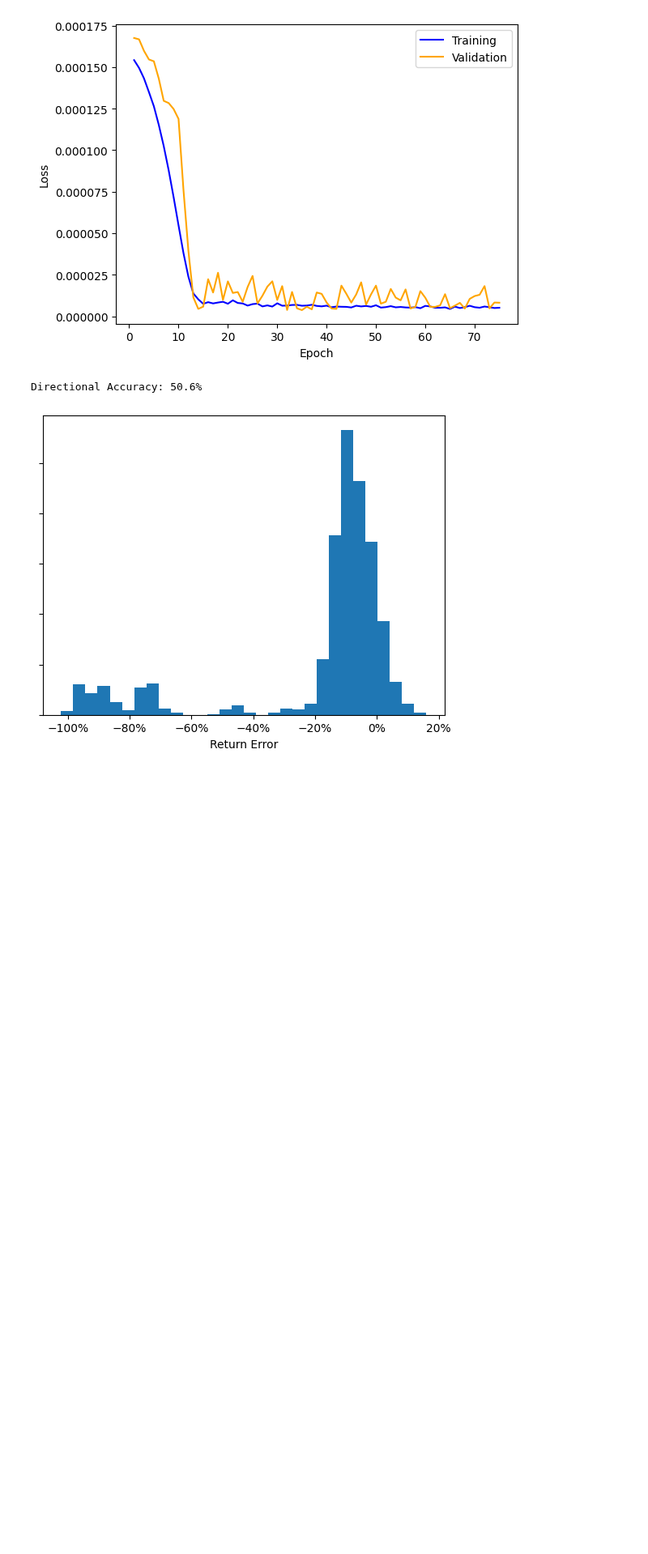
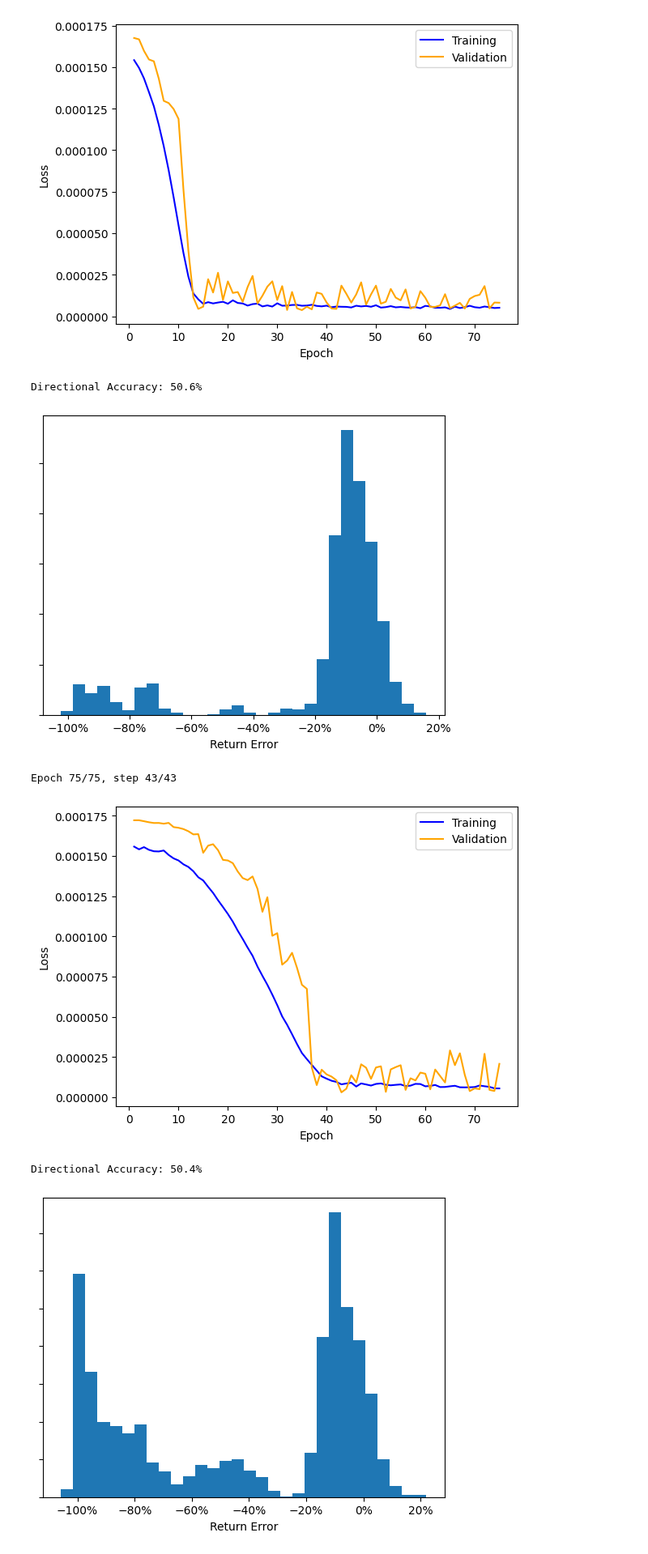
Before and after one commit to adamcataldo/letsbuildmodels, a Jupyter notebook: notebooks/stock_forecasting/market_forecasts.ipynb, the cells around one changed output. Shown at 81% size. Drawn from its saved outputs; the diff is of its cells as text; code cells hidden in the pictures; blank space fills up the shorter version.

```diff
--- a/notebooks/stock_forecasting/market_forecasts.ipynb
+++ b/notebooks/stock_forecasting/market_forecasts.ipynb
@@ -31,7 +31,7 @@ warnings.simplefilter('error')
 device = get_device()
 
 def validate_model(model, preprocessor, epochs=50, optimizer=None,
-                   loss_fn=MSELoss()):
+                   loss_fn=MSELoss(), device=device):
     if optimizer is None:
         optimizer = Adam(model.parameters())
     train_loader, val_loader, _ = preprocessor.get_loaders()
@@ -142,3 +142,68 @@ Epoch 75/75, step 43/43
 [figure]
 Directional Accuracy: 50.6%
 [figure]
+# %%
+import torch.nn.functional as F
+
+class DeepFFN(torch.nn.Module):
+    def __init__(self, lookback):
+        super().__init__()
+        self.layer_1 = nn.Linear(lookback, 512)
+        self.batch_norm_1 = nn.BatchNorm1d(512)
+        self.layer_2 = nn.Linear(512, 256)
+        self.batch_norm_2 = nn.BatchNorm1d(256)
+        self.layer_3 = nn.Linear(256, 256)
+        self.batch_norm_3 = nn.BatchNorm1d(256)
+        self.layer_4 = nn.Linear(256, 128)
+        self.batch_norm_4 = nn.BatchNorm1d(128)
+        self.layer_5 = nn.Linear(128, 128)
+        self.batch_norm_5 = nn.BatchNorm1d(128)
+        self.layer_6 = nn.Linear(128, 64)
+        self.batch_norm_6 = nn.BatchNorm1d(64)
+        self.layer_7 = nn.Linear(64, 64)
+        self.batch_norm_7 = nn.BatchNorm1d(64)
+        self.layer_8 = nn.Linear(64, 32)
+        self.batch_norm_8 = nn.BatchNorm1d(32)
+        self.layer_9 = nn.Linear(32, 32)
+        self.batch_norm_9 = nn.BatchNorm1d(32)
+        self.layer_10 = nn.Linear(32, 1)
+
+    def forward(self, x):
+        x = x.squeeze(2)
+        x = self.layer_1(x)
+        x = self.batch_norm_1(x)
+        x = F.relu(x)
+        x = self.layer_2(x)
+        x = self.batch_norm_2(x)
+        x = F.relu(x)
+        x = self.layer_3(x)
+        x = self.batch_norm_3(x)
+        x = F.relu(x)
+        x = self.layer_4(x)
+        x = self.batch_norm_4(x)
+        x = F.relu(x)
+        x = self.layer_5(x)
+        x = self.batch_norm_5(x)
+        x = F.relu(x)
+        x = self.layer_6(x)
+        x = self.batch_norm_6(x)
+        x = F.relu(x)
+        x = self.layer_7(x)
+        x = self.batch_norm_7(x)
+        x = F.relu(x)
+        x = self.layer_8(x)
+        x = self.batch_norm_8(x)
+        x = F.relu(x)
+        x = self.layer_9(x)
+        x = self.batch_norm_9(x)
+        x = F.relu(x)
+        x = self.layer_10(x)
+        return x
+
+model = DeepFFN(lookback)
+validate_model(model, processor256, epochs=75, loss_fn=loss)
+# %% [output]
+Epoch 75/75, step 43/43
+[figure, added]
+Directional Accuracy: 50.4%
+[figure, added]
```
Also changed, not shown: parts of 2 cells of this notebook.
